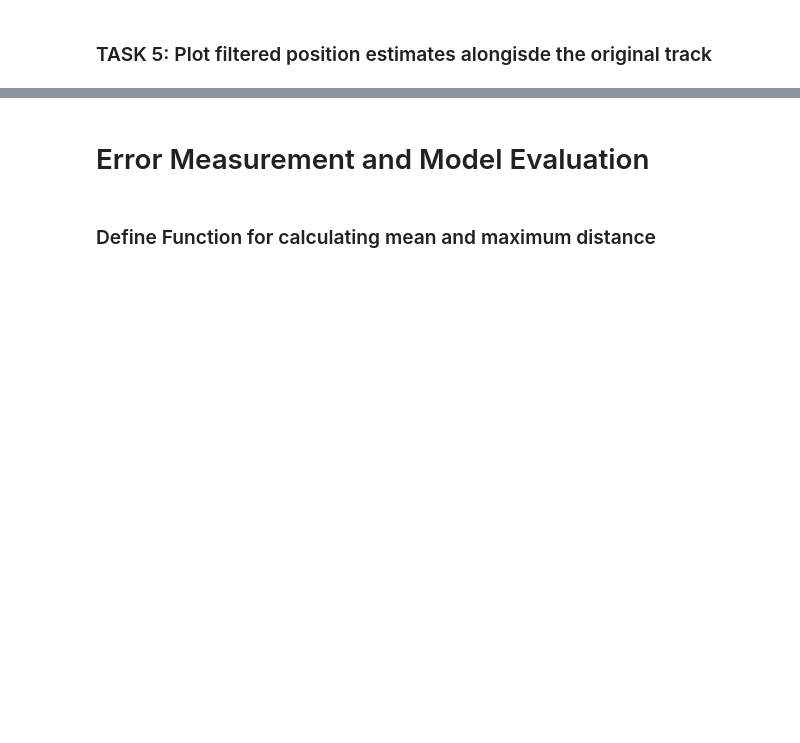
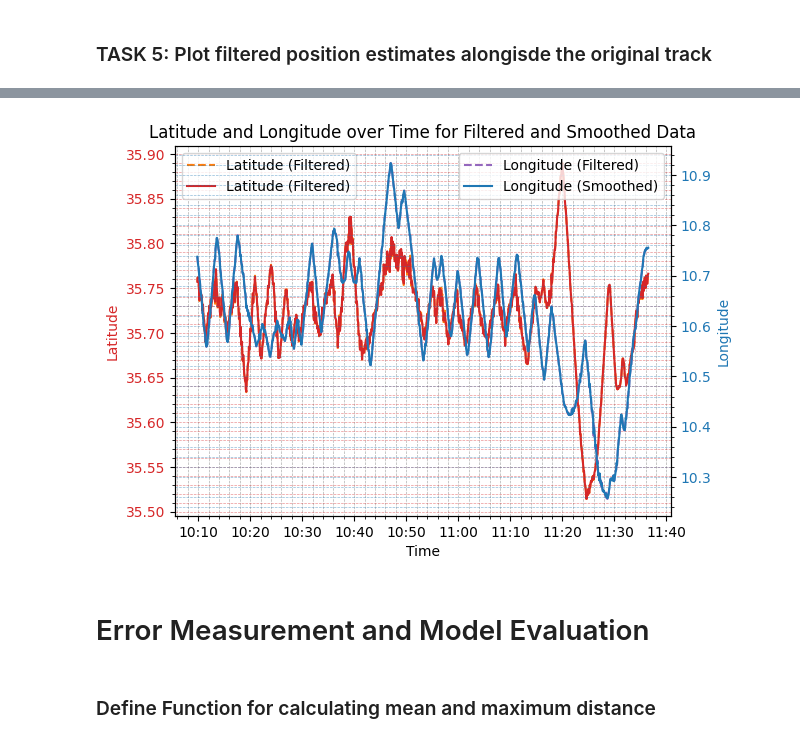
Before and after one commit to kwokkeith/KalmanFilterAirRadar, a Jupyter notebook: project2.ipynb, the cells around one changed output, grey strips where cells are left out. Cells and saved outputs as stored; diff of their text form; code cells hidden in the pictures; blank space fills up the shorter version.

```diff
--- a/project2.ipynb
+++ b/project2.ipynb
@@ -518,3 +817,7 @@ plot_actual_radar_all(actual_data, filtered_flight_data, 5, 5, radar_data_label_
+# %%
+plot_filtered_smoothed_all(filtered_flight_data, smoothed_flight_data, 5, 5, filtered_data_label_longitude= "Longitude (Filtered)", smoothed_data_label_latitude="Latitude (Filtered)")
+# %% [output]
+[figure, added]
 # %% [markdown]
 # Error Measurement and Model Evaluation
 # %% [markdown]
```
Also changed, not shown: parts of 34 cells of this notebook.
